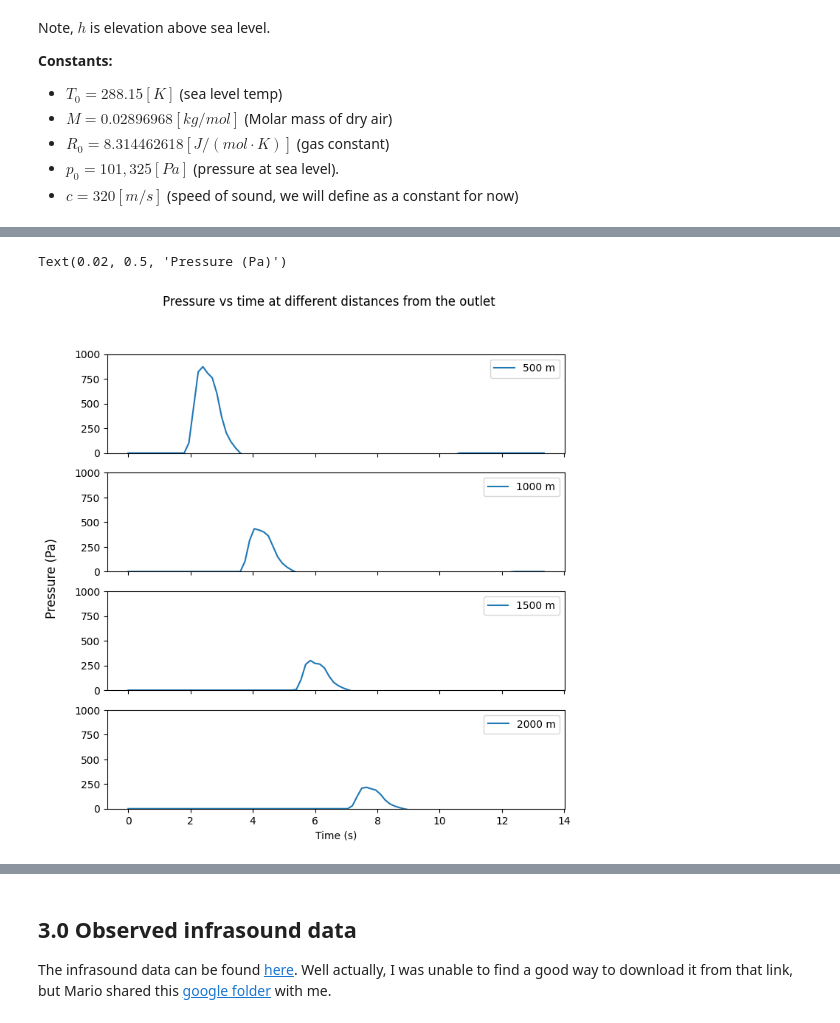
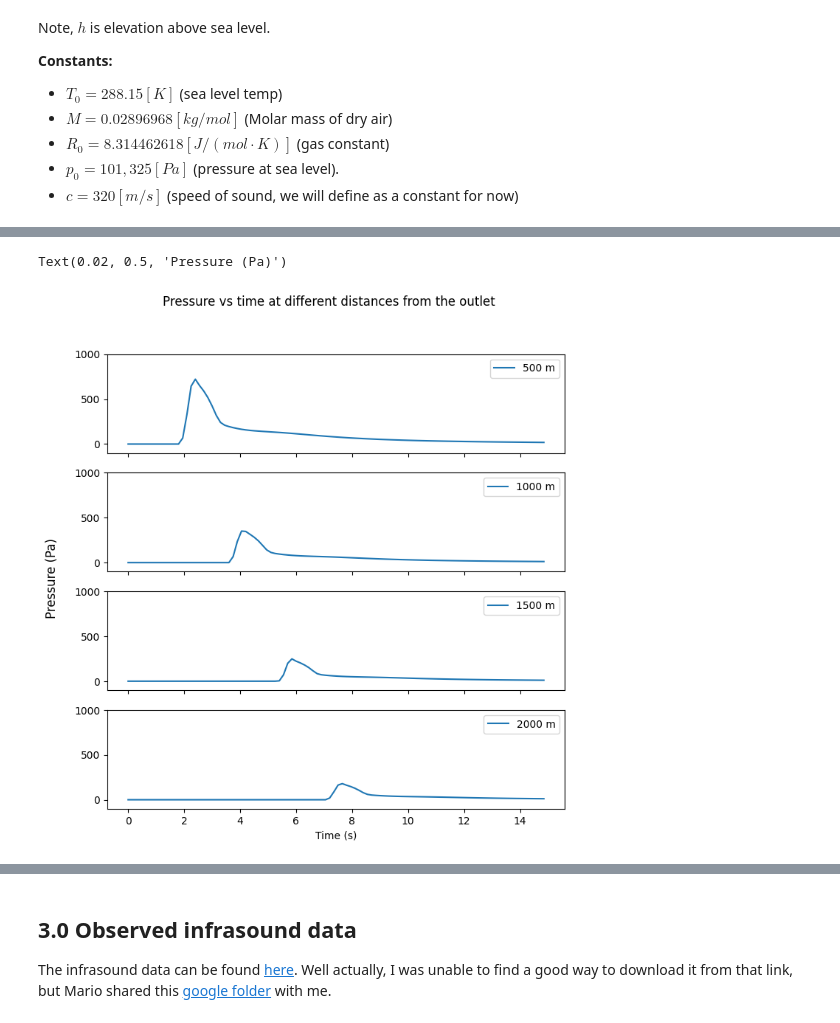
Before and after one commit to paxtonsc/volcano-sims, a Jupyter notebook: notebooks/2025.05.05.experiments.ipynb, the cells around one changed output, grey strips where cells are left out. Cells and saved outputs as stored; diff of their text form; code cells hidden in the pictures.

```diff
--- a/notebooks/2025.05.05.experiments.ipynb
+++ b/notebooks/2025.05.05.experiments.ipynb
@@ -21,7 +36,7 @@ from helper_code.helper_functions import get_local_solver_from_index_func
 from helper_code.animate import animate_conduit_pressure
 
 folder_name = "eruption_model"
-file_name = "tungurahua_rad_5_v24_conduit"
+file_name = "tungurahua_rad_5_v25_conduit"
 iterations = 100
 # %%
 solver_func = get_local_solver_from_index_func(folder_name, file_name)
@@ -206,19 +221,19 @@ for t in t_vec:
 # %%
 fig, axes = plt.subplots(nrows=4, ncols=1, figsize=(8, 8), sharex=True)
 
 axes[0].plot(t_vec, pressure_at_500, label="500 m")
 axes[1].plot(t_vec, pressure_at_1000, label="1000 m")
 axes[2].plot(t_vec, pressure_at_1500, label="1500 m")
 axes[3].plot(t_vec, pressure_at_2000, label="2000 m")
 
 for ax in axes:
-    ax.set_ylim(0, 1000)
+    ax.set_ylim(-100, 1000)
     ax.legend()
 
 axes[-1].set_xlabel("Time (s)")
 
 fig.suptitle("Pressure vs time at different distances from the outlet")
 fig.supylabel("Pressure (Pa)")
 # %% [output]
 Text(0.02, 0.5, 'Pressure (Pa)')
-[figure, old version]
+[figure, new version]
```
Also changed, not shown: parts of 24 cells of this notebook, 11 other files.
